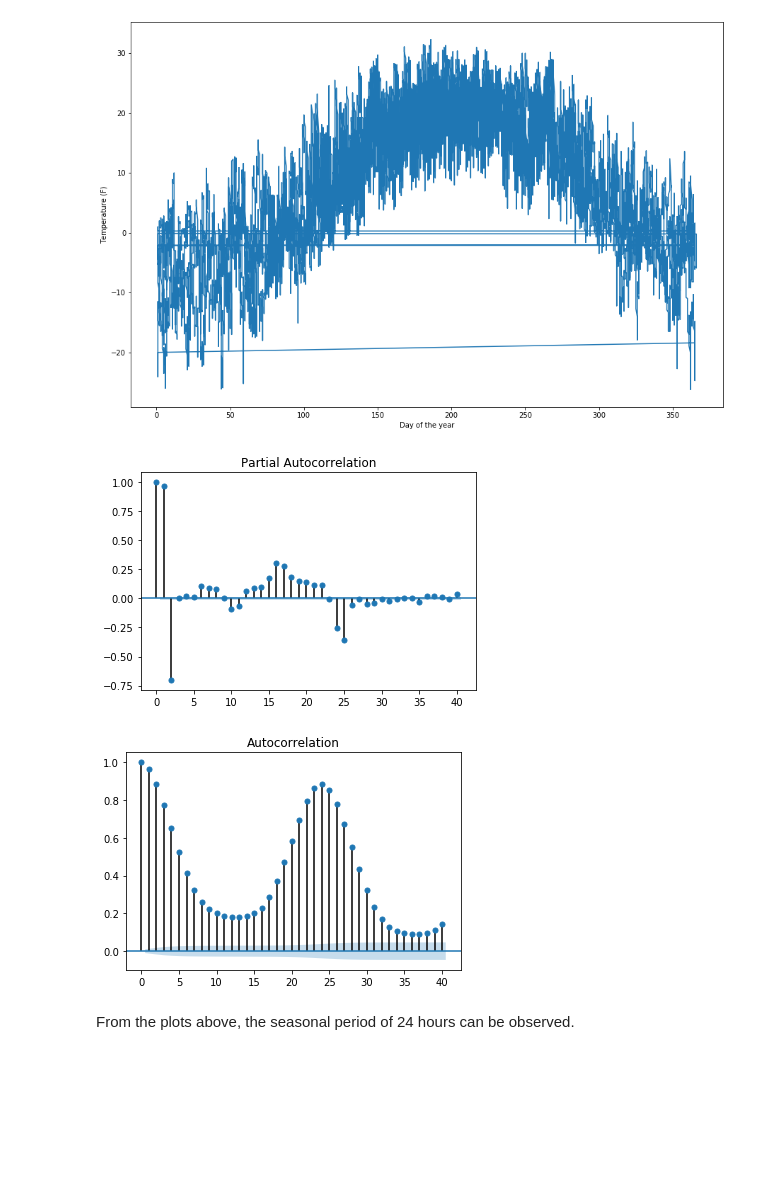
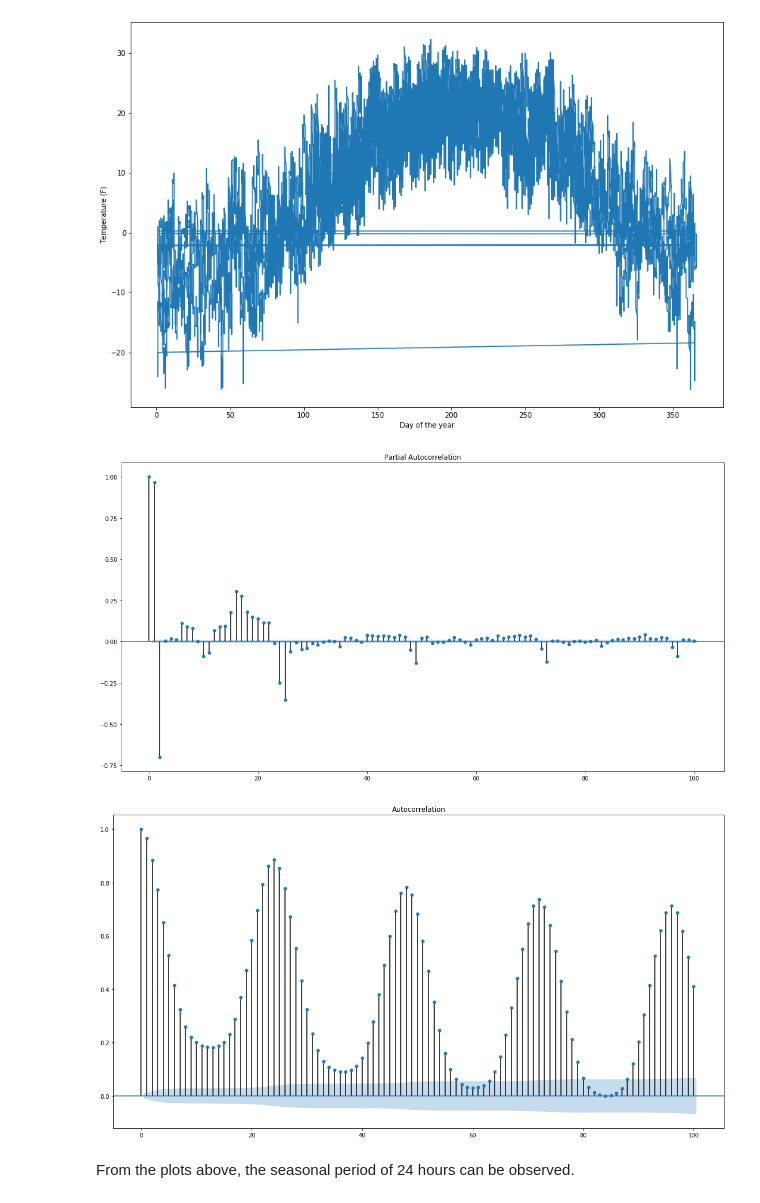
Before and after one commit to camadi/Ontario_Hourly_Electricity_Demand_Forecast, a Jupyter notebook: src/market_demand_prediction.ipynb, the cells around one changed output. Drawn from its saved outputs; the diff is of its cells as text; code cells hidden in the pictures; blank space fills up the shorter version.

```diff
--- a/src/market_demand_prediction.ipynb
+++ b/src/market_demand_prediction.ipynb
@@ -752,15 +752,17 @@ plt.show();
 # %% [output]
 [figure]
 # %%
-fig = tsaplots.plot_pacf(weather_ieso_df.market_demand, lags=40)
+fig, ax = plt.subplots(figsize=(19,10))
+fig = tsaplots.plot_pacf(weather_ieso_df.market_demand, lags=100, ax=ax)
 plt.show()
 # %% [output]
-[figure, old version]
+[figure, new version]
 # %%
-fig = tsaplots.plot_acf(weather_ieso_df.market_demand, lags=40)
+fig, ax = plt.subplots(figsize=(19,10))
+fig = tsaplots.plot_acf(weather_ieso_df.market_demand, lags=100, ax=ax)
 plt.show()
 # %% [output]
-[figure, old version]
+[figure, new version]
 # %% [markdown]
 From the plots above, the seasonal period of 24 hours can be observed.
 # %%
```
Also changed, not shown: parts of 3 cells of this notebook.
